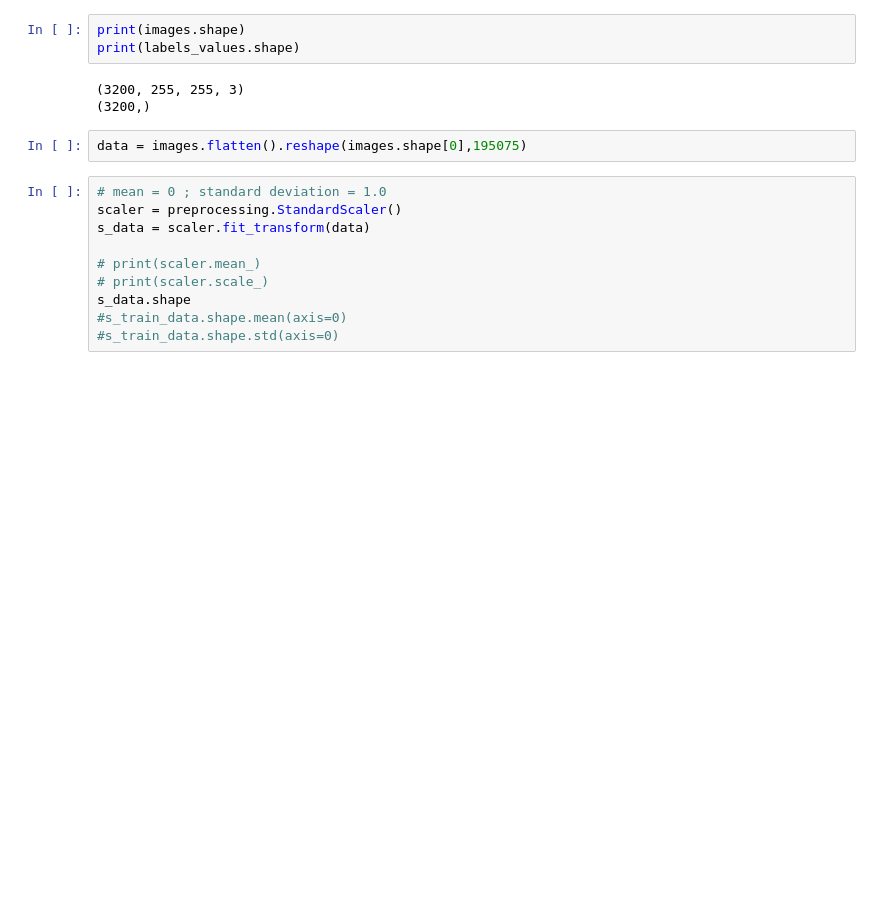
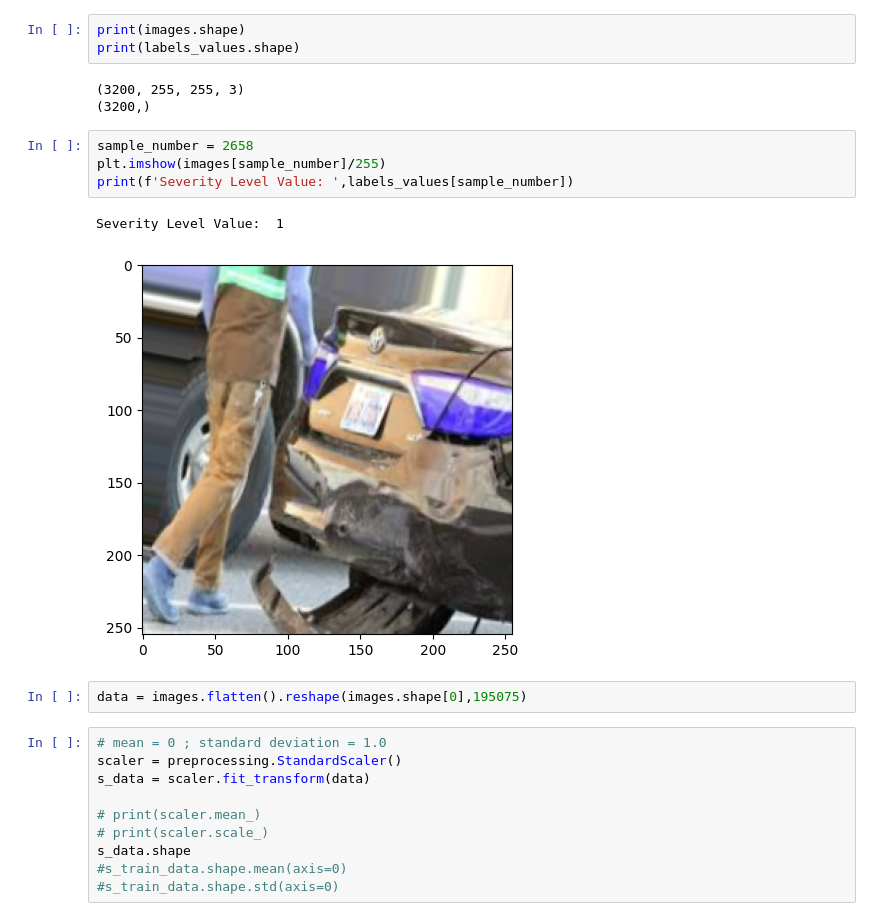
Before and after one commit to fbastos231/car-damage-assessment, a Jupyter notebook: code/Main_final_Original_Images.ipynb, the cells around one changed output. Saved outputs shown, nothing was run; the diff lists cells and outputs as text; blank space fills up the shorter version.

```diff
--- a/code/Main_final_Original_Images.ipynb
+++ b/code/Main_final_Original_Images.ipynb
@@ -104,6 +104,13 @@ print(labels_values.shape)
 # %% [output]
 (3200, 255, 255, 3)
 (3200,)
+# %%
+sample_number = 2658
+plt.imshow(images[sample_number]/255)
+print(f'Severity Level Value: ',labels_values[sample_number])
+# %% [output]
+Severity Level Value:  1
+[figure, added]
 # %%
 data = images.flatten().reshape(images.shape[0],195075)
 # %%
```
Also changed, not shown: parts of 8 cells of this notebook, 4 other files.
